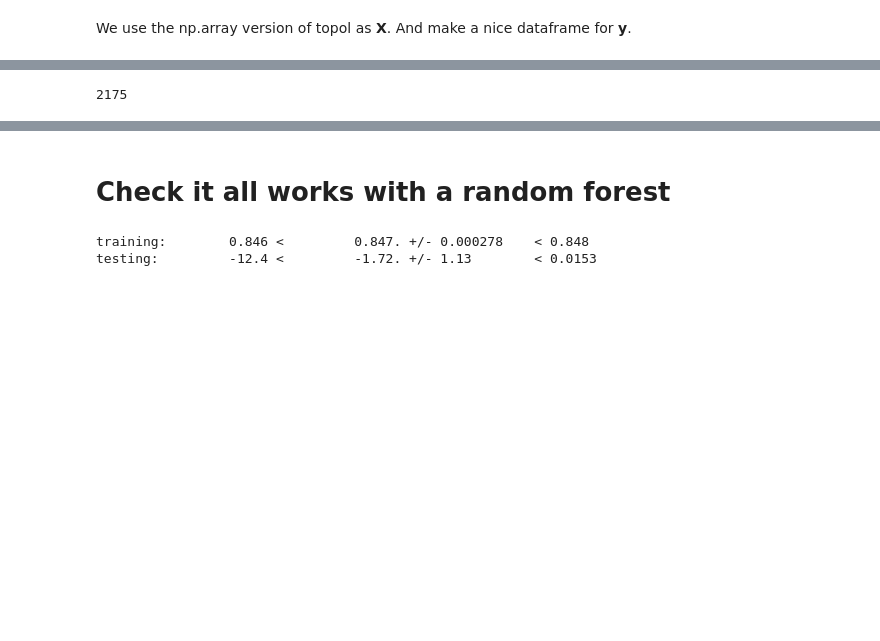
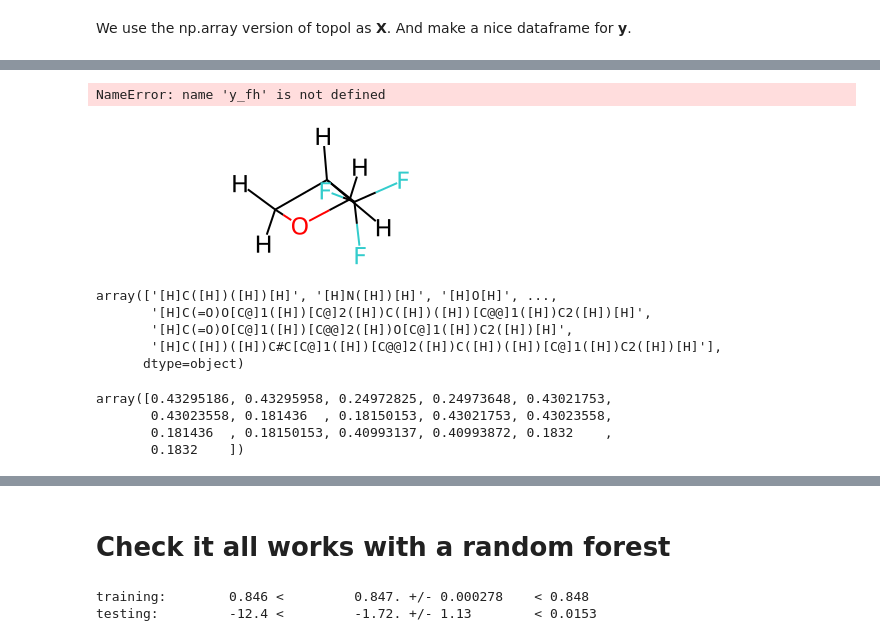
Before and after one commit to ellagale/GandT, a Jupyter notebook: Test_QM8_First.ipynb, the cells around one changed output, grey strips where cells are left out. Saved outputs shown, nothing was run; the diff lists cells and outputs as text; code cells hidden in the pictures; blank space fills up the shorter version.

```diff
--- a/Test_QM8_First.ipynb
+++ b/Test_QM8_First.ipynb
@@ -131,4 +148,25 @@ We use the np.array version of topol as **X**. And make a nice dataframe for **y
+# %%
+h.copy_targets_into_csv(
+                y_fh=y_fh,
+                my_dataset=untransformed_train_y
+            )
+# %% [output]
+NameError: name 'y_fh' is not defined
 # %%
-len(y_data)
+tasks, datasets, transformers = dc.molnet.load_qm8(
+    shard_size=2000,
+    featurizer=h.My_Dummy_Featurizer(None),
+    splitter="index")
-# %% [output]
-2175
+# %%
+train_dataset, valid_dataset, test_dataset = datasets
+test_dataset.X[-1]
+# %% [output]
+[figure, added]
+# %%
+train_dataset.ids
+# %% [output]
+array(['[H]C([H])([H])[H]', '[H]N([H])[H]', '[H]O[H]', ...,
+       '[H]C(=O)O[C@]1([H])[C@]2([H])C([H])([H])[C@@]1([H])C2([H])[H]',
+       '[H]C(=O)O[C@]1([H])[C@@]2([H])O[C@]1([H])C2([H])[H]',
+       '[H]C([H])([H])C#C[C@]1([H])[C@@]2([H])C([H])([H])[C@]1([H])C2([H])[H]'],
+      dtype=object)
@@ -134,0 +189,7 @@ len(y_data)
+# %%
+[x for x in transformers[0].untransform(dataset.y)][0]
+# %% [output]
+array([0.43295186, 0.43295958, 0.24972825, 0.24973648, 0.43021753,
+       0.43023558, 0.181436  , 0.18150153, 0.43021753, 0.43023558,
+       0.181436  , 0.18150153, 0.40993137, 0.40993872, 0.1832    ,
+       0.1832    ])
```
Also changed, not shown: parts of 10 cells of this notebook, 3 other files.
